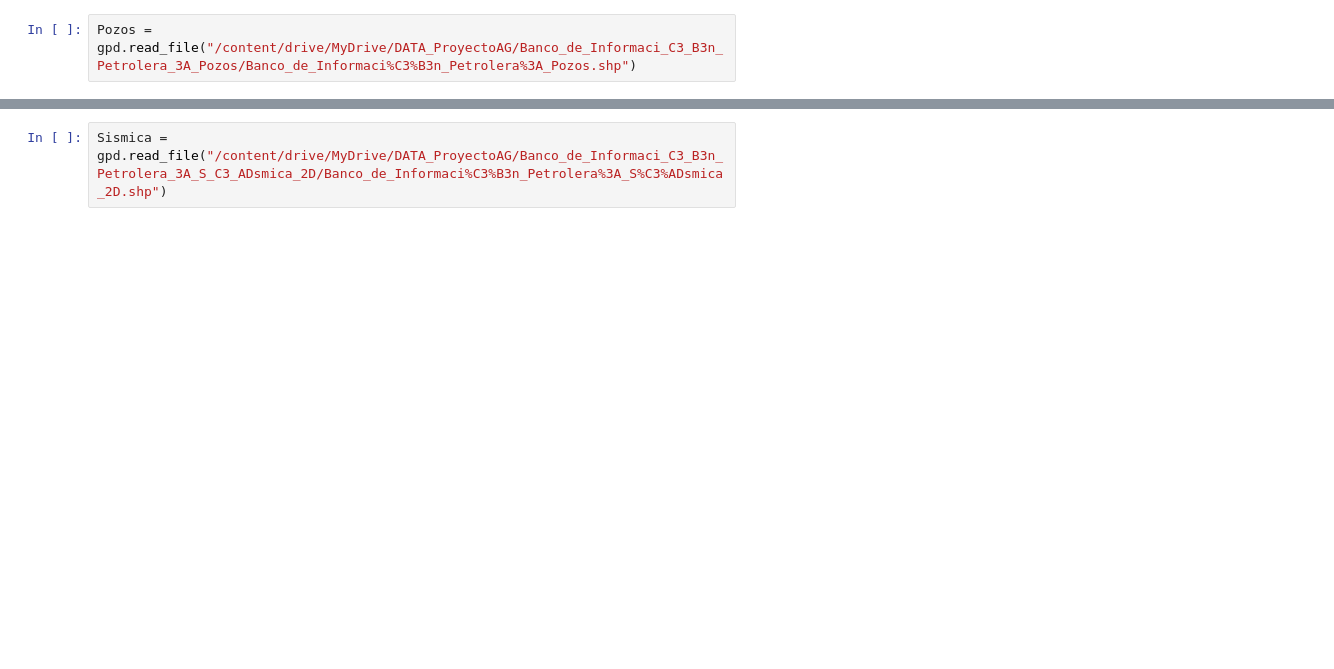
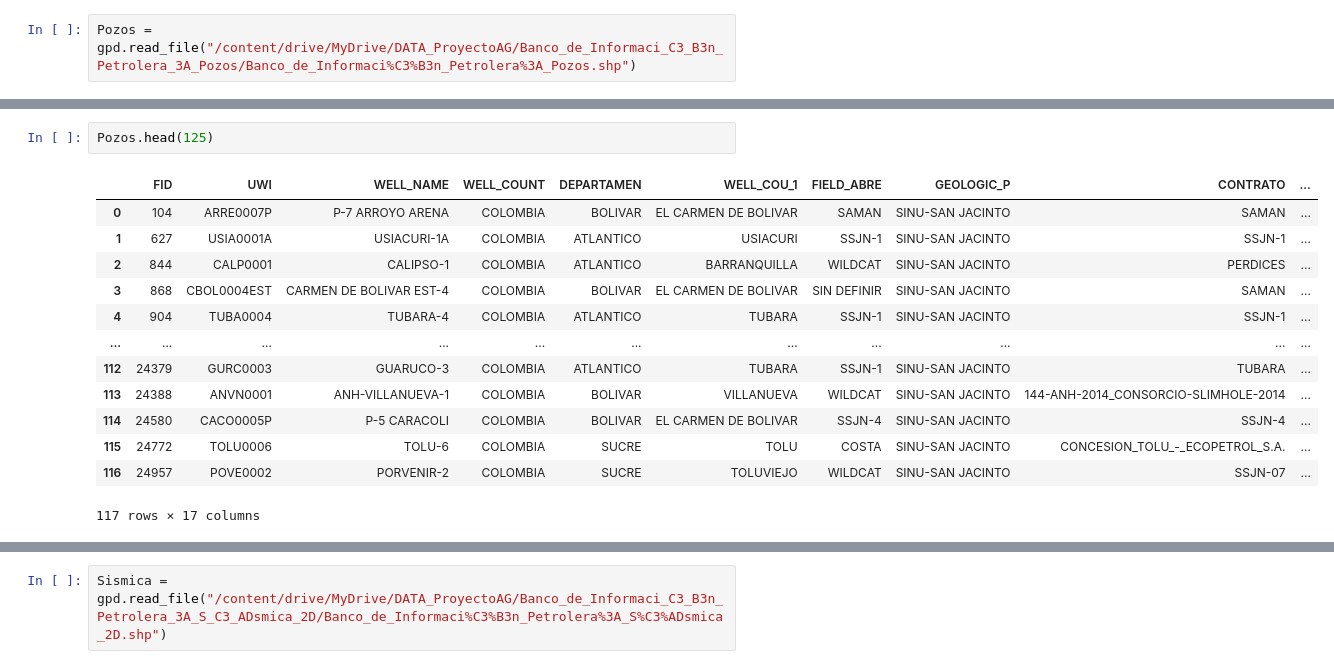
Before and after one commit to Anggarciaar/Proyecto_AnalisisGeoespacial, a Jupyter notebook: Proyecto_AnalisisGeoespacial.ipynb, the cells around one changed output, grey strips where cells are left out. Drawn from its saved outputs; the diff is of its cells as text; blank space fills up the shorter version.

```diff
--- a/Proyecto_AnalisisGeoespacial.ipynb
+++ b/Proyecto_AnalisisGeoespacial.ipynb
@@ -254,0 +246,16 @@ Pozos = gpd.read_file("/content/drive/MyDrive/DATA_ProyectoAG/Banco_de_Informaci
+# %%
+Pozos.head(125)
+# %% [output]
+|  | FID | UWI | WELL_NAME | WELL_COUNT | DEPARTAMEN | WELL_COU_1 | FIELD_ABRE | GEOLOGIC_P | CONTRATO | ... |
+| 0 | 104 | ARRE0007P | P-7 ARROYO ARENA | COLOMBIA | BOLIVAR | EL CARMEN DE BOLIVAR | SAMAN | SINU-SAN JACINTO | SAMAN | ... |
+| 1 | 627 | USIA0001A | USIACURI-1A | COLOMBIA | ATLANTICO | USIACURI | SSJN-1 | SINU-SAN JACINTO | SSJN-1 | ... |
+| 2 | 844 | CALP0001 | CALIPSO-1 | COLOMBIA | ATLANTICO | BARRANQUILLA | WILDCAT | SINU-SAN JACINTO | PERDICES | ... |
+| 3 | 868 | CBOL0004EST | CARMEN DE BOLIVAR EST-4 | COLOMBIA | BOLIVAR | EL CARMEN DE BOLIVAR | SIN DEFINIR | SINU-SAN JACINTO | SAMAN | ... |
+| 4 | 904 | TUBA0004 | TUBARA-4 | COLOMBIA | ATLANTICO | TUBARA | SSJN-1 | SINU-SAN JACINTO | SSJN-1 | ... |
+| ... | ... | ... | ... | ... | ... | ... | ... | ... | ... | ... |
+| 112 | 24379 | GURC0003 | GUARUCO-3 | COLOMBIA | ATLANTICO | TUBARA | SSJN-1 | SINU-SAN JACINTO | TUBARA | ... |
+| 113 | 24388 | ANVN0001 | ANH-VILLANUEVA-1 | COLOMBIA | BOLIVAR | VILLANUEVA | WILDCAT | SINU-SAN JACINTO | 144-ANH-2014_CONSORCIO-SLIMHOLE-2014 | ... |
+| 114 | 24580 | CACO0005P | P-5 CARACOLI | COLOMBIA | BOLIVAR | EL CARMEN DE BOLIVAR | SSJN-4 | SINU-SAN JACINTO | SSJN-4 | ... |
+| 115 | 24772 | TOLU0006 | TOLU-6 | COLOMBIA | SUCRE | TOLU | COSTA | SINU-SAN JACINTO | CONCESION_TOLU_-_ECOPETROL_S.A. | ... |
+| 116 | 24957 | POVE0002 | PORVENIR-2 | COLOMBIA | SUCRE | TOLUVIEJO | WILDCAT | SINU-SAN JACINTO | SSJN-07 | ... |
+117 rows × 17 columns
```
Also changed, not shown: parts of 17 cells of this notebook.
